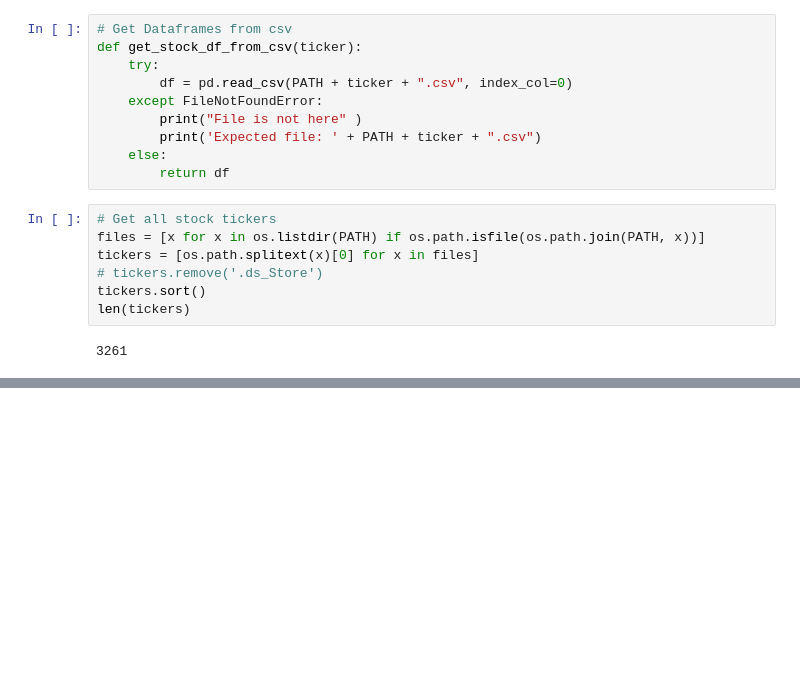
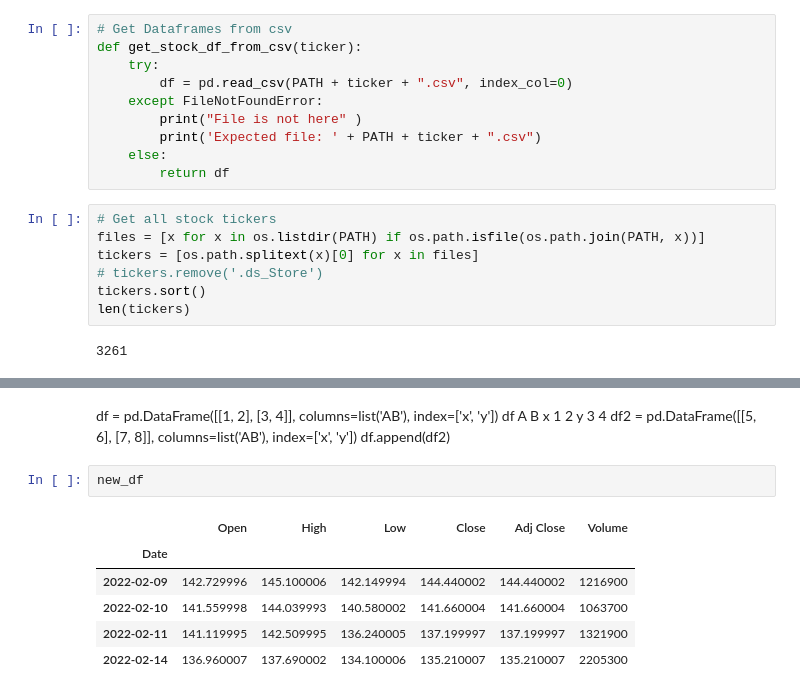
Before and after one commit to charliecoleman97/investing, a Jupyter notebook: daily_data_grabber.ipynb, the cells around one changed output, grey strips where cells are left out. Cells and saved outputs as stored; diff of their text form; blank space fills up the shorter version.

```diff
--- a/daily_data_grabber.ipynb
+++ b/daily_data_grabber.ipynb
@@ -52,0 +58,17 @@ new
+# %% [markdown]
+df = pd.DataFrame([[1, 2], [3, 4]], columns=list('AB'), index=['x', 'y'])
+df
+   A  B
+x  1  2
+y  3  4
+df2 = pd.DataFrame([[5, 6], [7, 8]], columns=list('AB'), index=['x', 'y'])
+df.append(df2)
+# %%
+new_df
+# %% [output]
+|  | Open | High | Low | Close | Adj Close | Volume |
+| Date |  |  |  |  |  |  |
+| 2022-02-09 | 142.729996 | 145.100006 | 142.149994 | 144.440002 | 144.440002 | 1216900 |
+| 2022-02-10 | 141.559998 | 144.039993 | 140.580002 | 141.660004 | 141.660004 | 1063700 |
+| 2022-02-11 | 141.119995 | 142.509995 | 136.240005 | 137.199997 | 137.199997 | 1321900 |
+| 2022-02-14 | 136.960007 | 137.690002 | 134.100006 | 135.210007 | 135.210007 | 2205300 |
```
Also changed, not shown: parts of 10 cells of this notebook, 1 other file.
